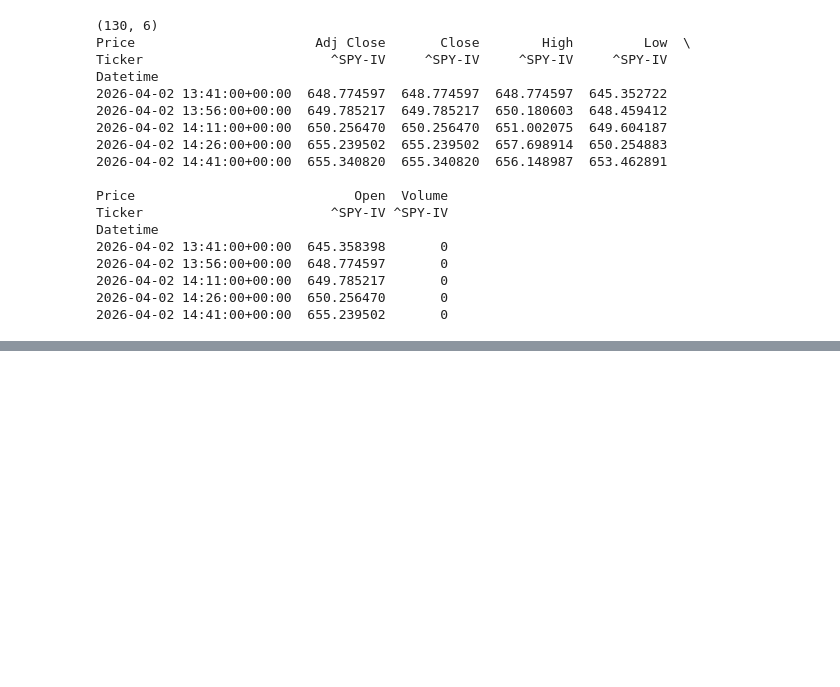
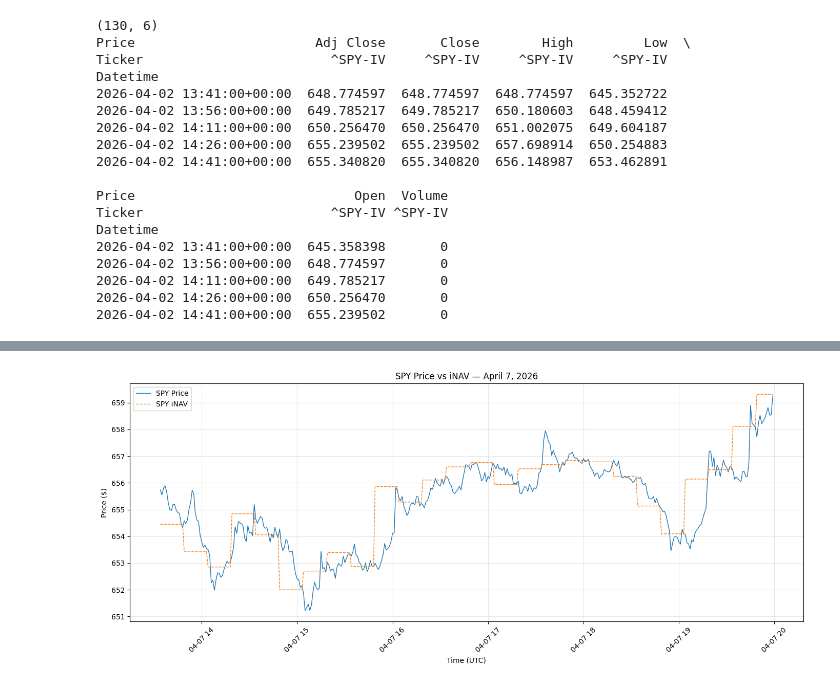
Before and after one commit to LucaCav15/ETF_Project, a Jupyter notebook: notebooks/02_premium_discount_analysis.ipynb, the cells around one changed output, grey strips where cells are left out. Cells and saved outputs as stored; diff of their text form; code cells hidden in the pictures; blank space fills up the shorter version.

```diff
--- a/notebooks/02_premium_discount_analysis.ipynb
+++ b/notebooks/02_premium_discount_analysis.ipynb
@@ -176,0 +260,17 @@ Datetime
+# %%
+fig, ax = plt.subplots(figsize=(14, 6))
+
+ax.plot(combined_SPY.index, combined_SPY["SPY_Price"], label="SPY Price", linewidth=1)
+ax.plot(combined_SPY.index, combined_SPY["SPY_iNAV"], label="SPY iNAV", linewidth=1, linestyle="--")
+
+ax.set_title("SPY Price vs iNAV — April 7, 2026")
+ax.set_xlabel("Time (UTC)")
+ax.set_ylabel("Price ($)")
+ax.legend()
+ax.grid(True, alpha=0.3)
+
+plt.xticks(rotation=45)
+plt.tight_layout()
+plt.show()
+# %% [output]
+[figure, added]
```
Also changed, not shown: parts of 3 cells of this notebook, 1 other file.
